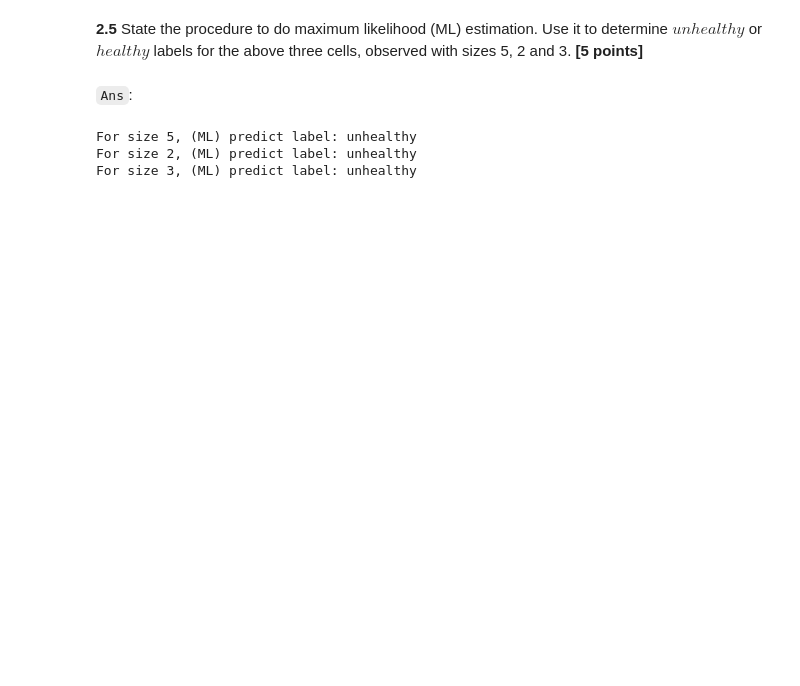
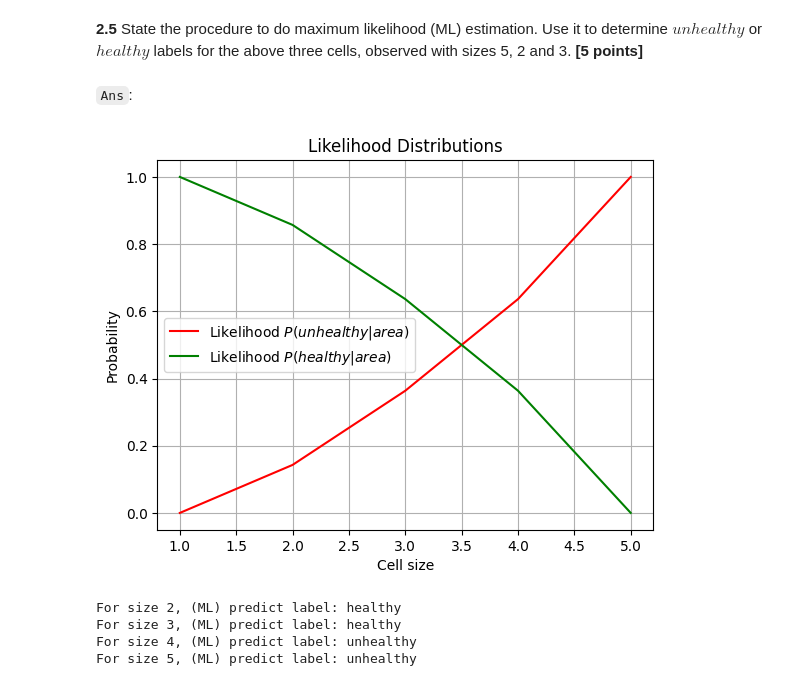
Before and after one commit to TSINET/CSE152A, a Jupyter notebook: HW3/hw3.ipynb, the cells around one changed output. Saved outputs shown, nothing was run; the diff lists cells and outputs as text; code cells hidden in the pictures; blank space fills up the shorter version.

```diff
--- a/HW3/hw3.ipynb
+++ b/HW3/hw3.ipynb
@@ -694,25 +695,37 @@ For size 3, (MAP) predict label: healthy
 **2.5** State the procedure to do maximum likelihood (ML) estimation. Use it to determine $unhealthy$ or $healthy$ labels for the above three cells, observed with sizes 5, 2 and 3. **[5 points]**
 # %% [markdown]
 `Ans`:
-# %%
-for size in observed_sizes:
-    likelihood_unhealthy = np.prod((unhealthy / total_cells) ** size)
-    likelihood_healthy = np.prod((healthy / total_cells) ** size)
-
-    total_likelihood = likelihood_unhealthy + likelihood_healthy
-
-    if total_likelihood != 0:
-        posterior_unhealthy_ml = likelihood_unhealthy / total_likelihood
-        posterior_healthy_ml = likelihood_healthy / total_likelihood
-    else:
-        posterior_unhealthy_ml = np.nan
-        posterior_healthy_ml = np.nan
-
-    ml_labels = np.argmax([posterior_unhealthy_ml, posterior_healthy_ml])
-
-    ml_class = classes[ml_labels]
-    print(f"For size {size}, (ML) predict label: {ml_class}")
-# %% [output]
-For size 5, (ML) predict label: unhealthy
-For size 2, (ML) predict label: unhealthy
-For size 3, (ML) predict label: unhealthy
+# %%
+unhealthy = np.array(unhealthy)
+healthy = np.array(healthy)
+
+prob_area = (unhealthy + healthy) / total_cells
+
+likelihood_unhealthy = (unhealthy / total_cells) / prob_area
+likelihood_healthy = (healthy / total_cells) / prob_area
+
+plt.plot(bin_centers, likelihood_unhealthy, label='Likelihood $P(unhealthy|area)$', color='red')
+plt.plot(bin_centers, likelihood_healthy, label='Likelihood $P(healthy|area)$', color='green')
+
+plt.title('Likelihood Distributions')
+plt.xlabel('Cell size')
+plt.ylabel('Probability')
+plt.legend()
+plt.grid(True)
+
+plt.show()
+# %% [output]
+[figure, added]
+# %%
+map_labels = np.argmax([likelihood_unhealthy, likelihood_healthy], axis=0)
+
+for size in observed_sizes:
+    if(map_labels[size-1] == 1):
+        print(f"For size {size}, (ML) predict label: {classes[1]}")
+    else :
+        print(f"For size {size}, (ML) predict label: {classes[0]}")
+# %% [output]
+For size 2, (ML) predict label: healthy
+For size 3, (ML) predict label: healthy
+For size 4, (ML) predict label: unhealthy
+For size 5, (ML) predict label: unhealthy
```
Also changed, not shown: parts of 1 cell of this notebook.
